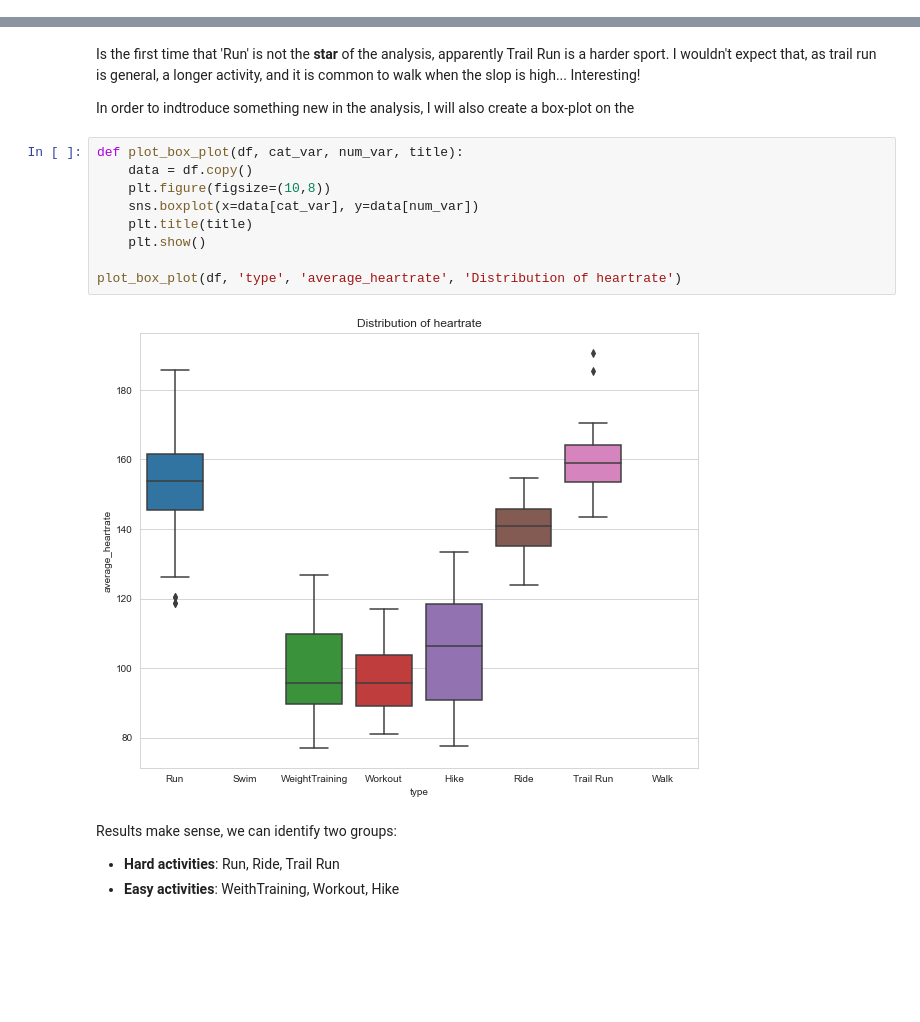
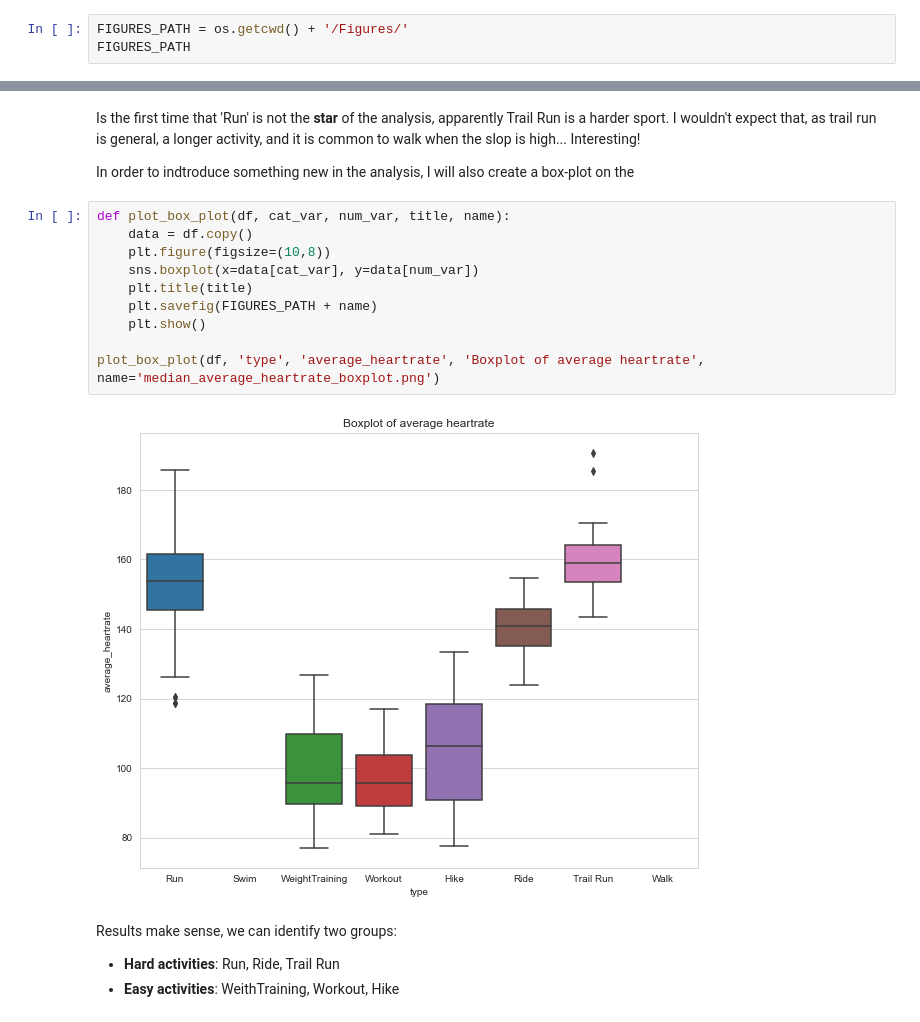
Before and after one commit to carcligu/EDA_Strava, a Jupyter notebook: EDA_Strava.ipynb, the cells around one changed output, grey strips where cells are left out. Saved outputs shown, nothing was run; the diff lists cells and outputs as text; blank space fills up the shorter version.

```diff
--- a/EDA_Strava.ipynb
+++ b/EDA_Strava.ipynb
@@ -7,3 +8,6 @@ import datetime
 
 pd.set_option('max.columns', None)
 sns.set_style("whitegrid")
+# %%
+FIGURES_PATH = os.getcwd() + '/Figures/'
+FIGURES_PATH
@@ -295,16 +307,17 @@ Is the first time that 'Run' is not the **star** of the analysis, apparently Tra
 
 In order to indtroduce something new in the analysis, I will also create a box-plot on the
 # %%
-def plot_box_plot(df, cat_var, num_var, title):
+def plot_box_plot(df, cat_var, num_var, title, name):
     data = df.copy()
     plt.figure(figsize=(10,8))
     sns.boxplot(x=data[cat_var], y=data[num_var])
     plt.title(title)
+    plt.savefig(FIGURES_PATH + name)
     plt.show()
 
-plot_box_plot(df, 'type', 'average_heartrate', 'Distribution of heartrate')
+plot_box_plot(df, 'type', 'average_heartrate', 'Boxplot of average heartrate', name='median_average_heartrate_boxplot.png')
 # %% [output]
-[figure, old version]
+[figure, new version]
 # %% [markdown]
 Results make sense, we can identify two groups:
 
```
Also changed, not shown: parts of 10 cells of this notebook, 9 other files.
